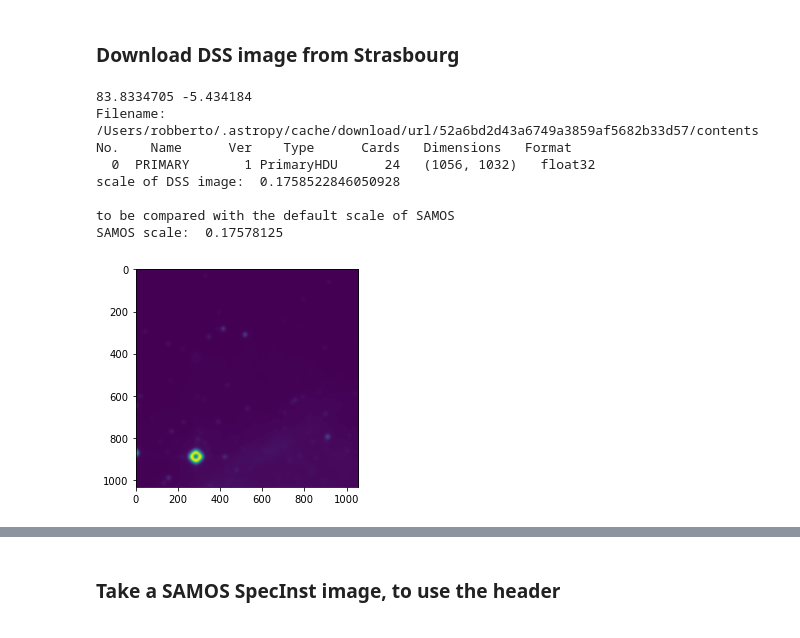
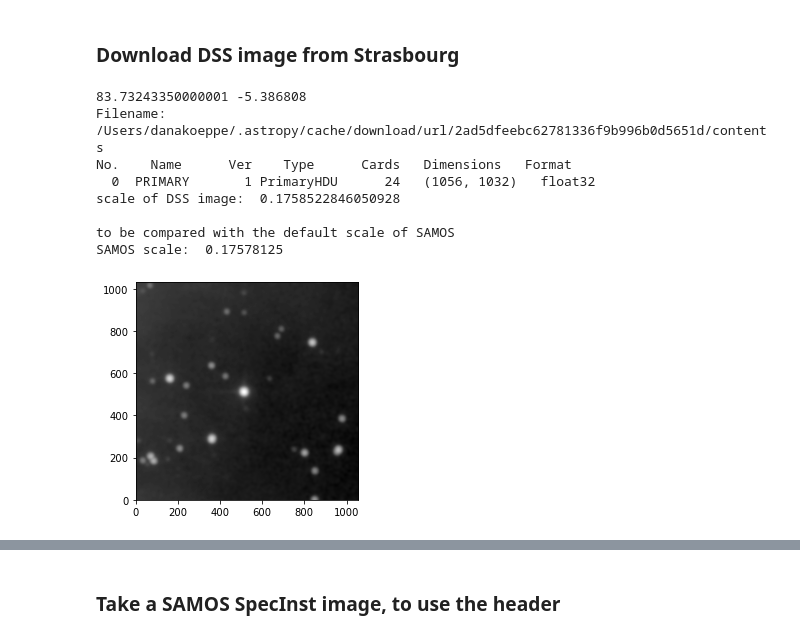
Before and after one commit to koeppeda/SAMOS-DMD-Tools, a Jupyter notebook: SAMOS_2.ipynb, the cells around one changed output, grey strips where cells are left out. Saved outputs shown, nothing was run; the diff lists cells and outputs as text; code cells hidden in the pictures.

```diff
--- a/SAMOS_2.ipynb
+++ b/SAMOS_2.ipynb
@@ -392,6 +428,7 @@ print(centerfield)
 #range in pixels of the targets
 range_pixels = (max(targetlist['slit_left'])-min(targetlist['slit_left']))*3600./180.*1024
 print(range_pixels)
+print("targs", len(targetlist))
 good_index = [0]
 pix_right = []
 pix_left = []
@@ -400,10 +437,11 @@ for i in range(0,len(targetlist['RA'])-1):
     if j-i >= 1:
         continue
     j=i+1
-    while ((targetlist.iloc[j]['slit_left'] < targetlist.iloc[i]['slit_right']) & (j<154)):
-#        print('skipping',j)
+    print(j,i)
+    while ((targetlist.iloc[j]['slit_left'] < targetlist.iloc[i]['slit_right']) & (j<len(targetlist)-1)):
+        print('skipping',j)
         j = j+1
-#    print('accepting',j)
+    print('accepting',j)
     good_index.append(j)
 #    print(j,'-left: ',targetlist.iloc[j]['slit_left'],j,'-right:', targetlist.iloc[j]['slit_right'])
 
@@ -686,6 +732,7 @@ targetlist.to_csv(filename,header=True,index=False)
 from astroquery.simbad import Simbad
 from astropy.coordinates import SkyCoord
 from astropy import units as u
+from astropy.visualization import simple_norm
 from astropy import wcs as astropy_wcs
 coord = SkyCoord(str(np.round(RA_Center,13))+'  '+str(np.round(DEC_Center,13)),unit=(u.deg, u.deg), frame='fk5')
 from urllib.parse import urlencode
@@ -724,34 +771,35 @@ query_params = {
              'ra': RA_Center,
              'dec': DEC_Center,
              'fov': (3.095 * u.arcmin).to(u.deg).value,
              'projection': 'TAN',
              'width': 1056,
              'height': 1032
              }
 url = f'http://alasky.u-strasbg.fr/hips-image-services/hips2fits?{urlencode(query_params)}'
 hdul = fits.open(url)
 hdul.info()
 header = hdul[0].header
 image = hdul[0].data
 #to save
 filename  = "Strasbourg_"+str(np.round(RA_Center,13))+"_"+str(np.round(DEC_Center,13))+".fits"
 hdul.writeto(filename,overwrite=True)
 
 #print(header)
 print('scale of DSS image: ',header['CDELT2']*3600.,'\n')
 
 print("to be compared with the default scale of SAMOS")
 print('SAMOS scale: ',180/1024.)
 
-im = plt.imshow(image)
+hipsnorm = simple_norm(data=image, stretch='log')
+im = plt.imshow(image, origin='lower', cmap='gray',norm=hipsnorm)
 plt.show(im)
 # %% [output]
-83.8334705 -5.434184
-Filename: /Users/robberto/.astropy/cache/download/url/52a6bd2d43a6749a3859af5682b33d57/contents
+83.73243350000001 -5.386808
+Filename: /Users/danakoeppe/.astropy/cache/download/url/2ad5dfeebc62781336f9b996b0d5651d/contents
 No.    Name      Ver    Type      Cards   Dimensions   Format
   0  PRIMARY       1 PrimaryHDU      24   (1056, 1032)   float32
 scale of DSS image:  0.1758522846050928
 
 to be compared with the default scale of SAMOS
 SAMOS scale:  0.17578125
-[figure, old version]
+[figure, new version]
```
Also changed, not shown: parts of 23 cells of this notebook, 21 other files.
